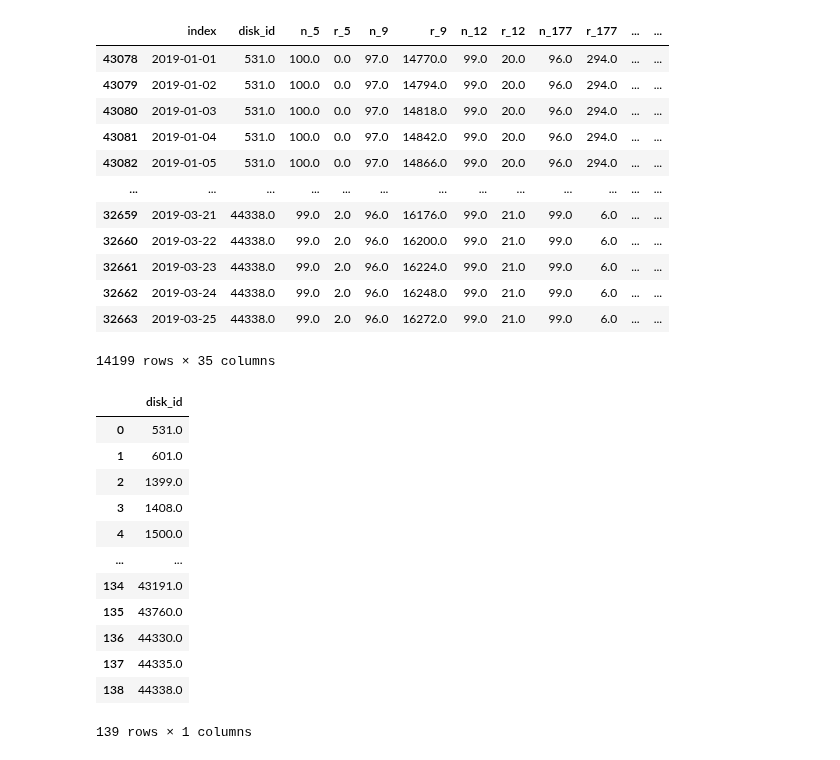
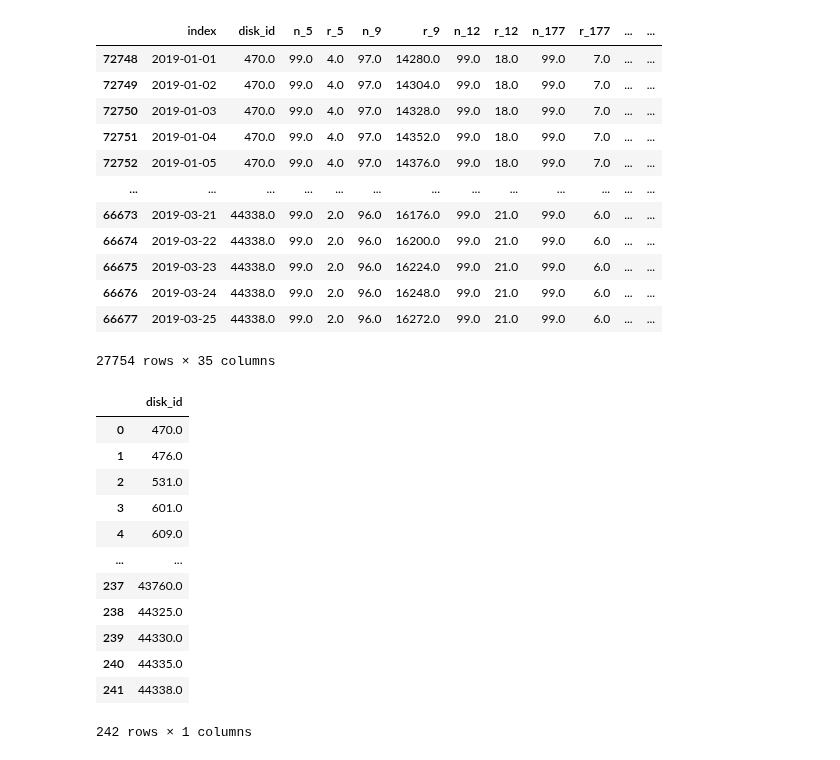
Before and after one commit to passion3659/ssd-failure, a Jupyter notebook: MB1_LSTM.ipynb, the cells around one changed output. Drawn from its saved outputs; the diff is of its cells as text; code cells hidden in the pictures.

```diff
--- a/MB1_LSTM.ipynb
+++ b/MB1_LSTM.ipynb
@@ -32,0 +33,24 @@ data
+# %%
+# 라벨이 1인 행을 필터링합니다.
+selected_disk_model_1 = data[data['label'] == 1]
+
+# 모델, disk_id, 그리고 날짜 순으로 정렬합니다.
+selected_disk_model_1 = selected_disk_model_1.sort_values(by=['disk_id', 'index'])
+
+# disk_id와 model 열만을 선택하여 새로운 데이터 프레임에 저장합니다.
+selected_disk_model_1 = selected_disk_model_1[['disk_id']].drop_duplicates().reset_index(drop=True)
+
+to_delete_id =[]
+for disk_id in list(selected_disk_model_1.values.squeeze()):
+    disk_data = data[data['disk_id'] == disk_id].copy()
+    disk_data = disk_data.sort_values(by='index')
+
+    failed_index = disk_data[disk_data['label']==1]['index'].index.min()
+    start_index = disk_data.index.min()
+
+    if(failed_index - start_index) < 30:
+        to_delete_id.append(disk_id)
+
+# failed_disk_ids에 해당하는 행들을 제거
+data = data[~data['disk_id'].isin(to_delete_id)]
+data
@@ -119,57 +153,54 @@ memory usage: 3.9 MB
 # %%
 import pandas as pd
-
-# 'index' 컬럼을 datetime 형태로 변환
-del_fail_after_row['index'] = pd.to_datetime(del_fail_after_row['index'])
 
 # 모든 행에 대해 반복
 for index, row in del_fail_after_row.iterrows():
     # label 값이 1인 경우
     if row['label'] == 1:
         # 해당 행의 disk_id
         current_disk_id = row['disk_id']
         # 해당 행의 날짜
         current_date = row['index']
         # 30일 이전의 날짜 계산
         days_before = current_date - pd.Timedelta(days=30)
 
         # 같은 disk_id이면서, 날짜가 30일 이내인 행들을 찾아서 label 값을 1로 설정
         del_fail_after_row.loc[(del_fail_after_row['disk_id'] == current_disk_id) &
                              (del_fail_after_row['index'] <= current_date) &
                              (del_fail_after_row['index'] > days_before), 'label'] = 1
 
 del_fail_after_row
 # %% [output]
 |  | index | disk_id | n_5 | r_5 | n_9 | r_9 | n_12 | r_12 | n_177 | r_177 | ... | ... |
-| 43078 | 2019-01-01 | 531.0 | 100.0 | 0.0 | 97.0 | 14770.0 | 99.0 | 20.0 | 96.0 | 294.0 | ... | ... |
-| 43079 | 2019-01-02 | 531.0 | 100.0 | 0.0 | 97.0 | 14794.0 | 99.0 | 20.0 | 96.0 | 294.0 | ... | ... |
-| 43080 | 2019-01-03 | 531.0 | 100.0 | 0.0 | 97.0 | 14818.0 | 99.0 | 20.0 | 96.0 | 294.0 | ... | ... |
-| 43081 | 2019-01-04 | 531.0 | 100.0 | 0.0 | 97.0 | 14842.0 | 99.0 | 20.0 | 96.0 | 294.0 | ... | ... |
-| 43082 | 2019-01-05 | 531.0 | 100.0 | 0.0 | 97.0 | 14866.0 | 99.0 | 20.0 | 96.0 | 294.0 | ... | ... |
+| 72748 | 2019-01-01 | 470.0 | 99.0 | 4.0 | 97.0 | 14280.0 | 99.0 | 18.0 | 99.0 | 7.0 | ... | ... |
+| 72749 | 2019-01-02 | 470.0 | 99.0 | 4.0 | 97.0 | 14304.0 | 99.0 | 18.0 | 99.0 | 7.0 | ... | ... |
+| 72750 | 2019-01-03 | 470.0 | 99.0 | 4.0 | 97.0 | 14328.0 | 99.0 | 18.0 | 99.0 | 7.0 | ... | ... |
+| 72751 | 2019-01-04 | 470.0 | 99.0 | 4.0 | 97.0 | 14352.0 | 99.0 | 18.0 | 99.0 | 7.0 | ... | ... |
+| 72752 | 2019-01-05 | 470.0 | 99.0 | 4.0 | 97.0 | 14376.0 | 99.0 | 18.0 | 99.0 | 7.0 | ... | ... |
 | ... | ... | ... | ... | ... | ... | ... | ... | ... | ... | ... | ... | ... |
-| 32659 | 2019-03-21 | 44338.0 | 99.0 | 2.0 | 96.0 | 16176.0 | 99.0 | 21.0 | 99.0 | 6.0 | ... | ... |
-| 32660 | 2019-03-22 | 44338.0 | 99.0 | 2.0 | 96.0 | 16200.0 | 99.0 | 21.0 | 99.0 | 6.0 | ... | ... |
-| 32661 | 2019-03-23 | 44338.0 | 99.0 | 2.0 | 96.0 | 16224.0 | 99.0 | 21.0 | 99.0 | 6.0 | ... | ... |
-| 32662 | 2019-03-24 | 44338.0 | 99.0 | 2.0 | 96.0 | 16248.0 | 99.0 | 21.0 | 99.0 | 6.0 | ... | ... |
-| 32663 | 2019-03-25 | 44338.0 | 99.0 | 2.0 | 96.0 | 16272.0 | 99.0 | 21.0 | 99.0 | 6.0 | ... | ... |
+| 66673 | 2019-03-21 | 44338.0 | 99.0 | 2.0 | 96.0 | 16176.0 | 99.0 | 21.0 | 99.0 | 6.0 | ... | ... |
+| 66674 | 2019-03-22 | 44338.0 | 99.0 | 2.0 | 96.0 | 16200.0 | 99.0 | 21.0 | 99.0 | 6.0 | ... | ... |
+| 66675 | 2019-03-23 | 44338.0 | 99.0 | 2.0 | 96.0 | 16224.0 | 99.0 | 21.0 | 99.0 | 6.0 | ... | ... |
+| 66676 | 2019-03-24 | 44338.0 | 99.0 | 2.0 | 96.0 | 16248.0 | 99.0 | 21.0 | 99.0 | 6.0 | ... | ... |
+| 66677 | 2019-03-25 | 44338.0 | 99.0 | 2.0 | 96.0 | 16272.0 | 99.0 | 21.0 | 99.0 | 6.0 | ... | ... |
-14199 rows × 35 columns
+27754 rows × 35 columns
 # %%
 label_1 = selected_disk_model_1[['disk_id']].drop_duplicates().reset_index(drop=True)
 label_1
 # %% [output]
 |  | disk_id |
-| 0 | 531.0 |
-| 1 | 601.0 |
-| 2 | 1399.0 |
-| 3 | 1408.0 |
-| 4 | 1500.0 |
+| 0 | 470.0 |
+| 1 | 476.0 |
+| 2 | 531.0 |
+| 3 | 601.0 |
+| 4 | 609.0 |
 | ... | ... |
-| 134 | 43191.0 |
-| 135 | 43760.0 |
-| 136 | 44330.0 |
-| 137 | 44335.0 |
-| 138 | 44338.0 |
+| 237 | 43760.0 |
+| 238 | 44325.0 |
+| 239 | 44330.0 |
+| 240 | 44335.0 |
+| 241 | 44338.0 |
-139 rows × 1 columns
+242 rows × 1 columns
 # %%
 disk_list = list(data['disk_id'].drop_duplicates())
 failure_disk_list = list(label_1.values.squeeze())
```
Also changed, not shown: parts of 28 cells of this notebook, 2 other files.
